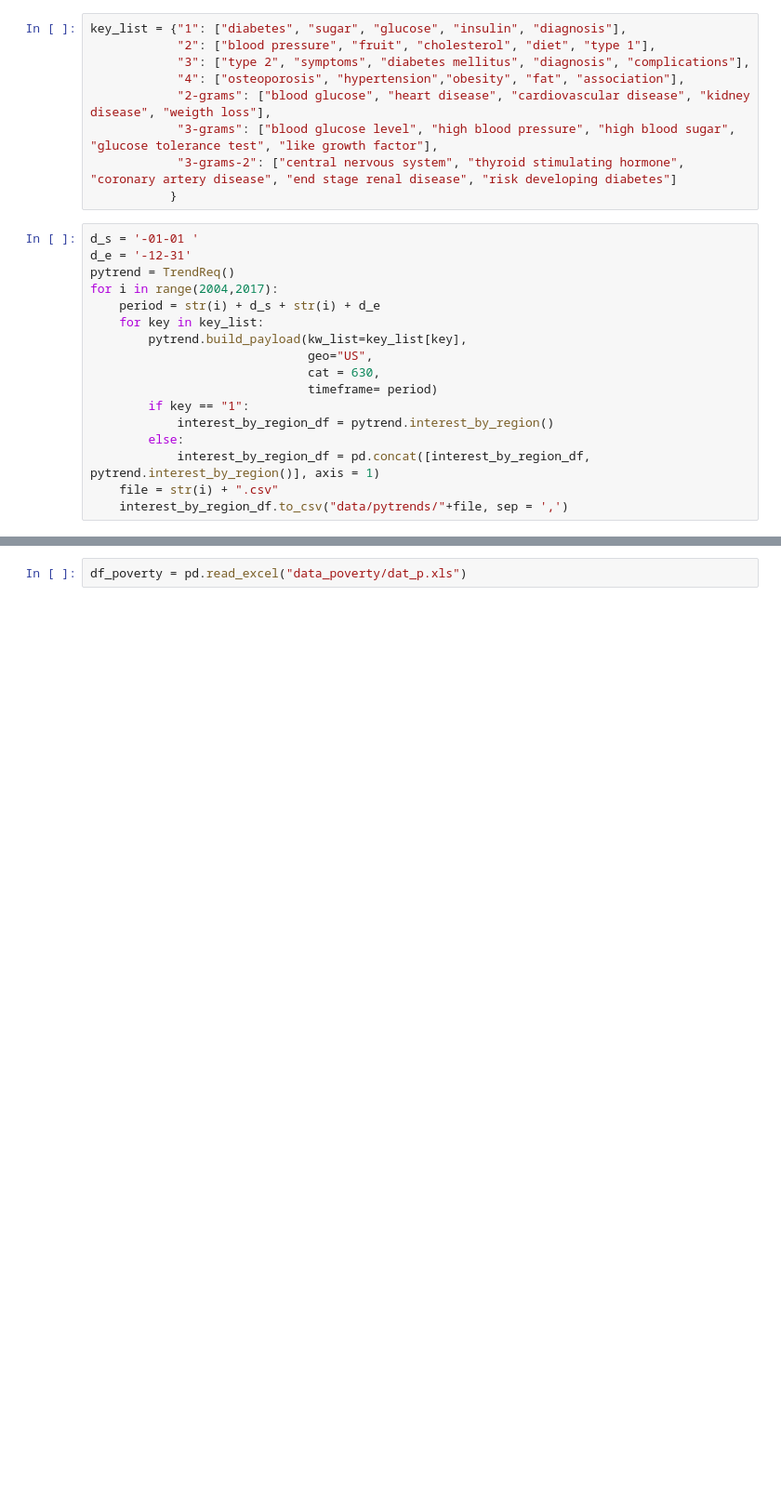
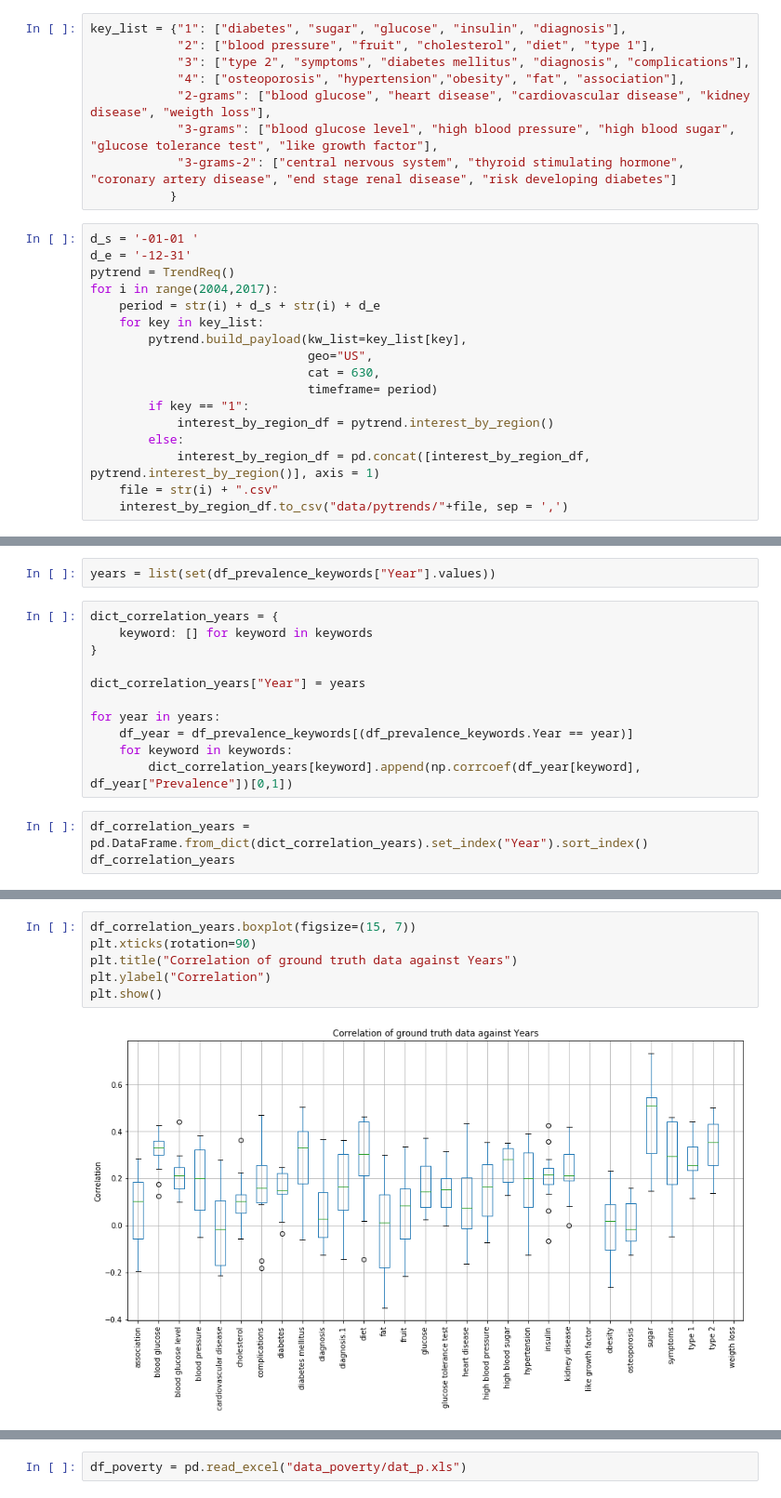
Before and after one commit to belgrades/chronic-disease, a Jupyter notebook: diabetes.ipynb, the cells around one changed output, grey strips where cells are left out. Shown at 93% size. Saved outputs shown, nothing was run; the diff lists cells and outputs as text; blank space fills up the shorter version.

```diff
--- a/diabetes.ipynb
+++ b/diabetes.ipynb
@@ -575,0 +813,16 @@ for i in range(2004,2017):
+# %%
+years = list(set(df_prevalence_keywords["Year"].values))
+# %%
+dict_correlation_years = {
+    keyword: [] for keyword in keywords
+}
+
+dict_correlation_years["Year"] = years
+
+for year in years:
+    df_year = df_prevalence_keywords[(df_prevalence_keywords.Year == year)]
+    for keyword in keywords:
+        dict_correlation_years[keyword].append(np.corrcoef(df_year[keyword], df_year["Prevalence"])[0,1])
+# %%
+df_correlation_years = pd.DataFrame.from_dict(dict_correlation_years).set_index("Year").sort_index()
+df_correlation_years
@@ -575,0 +850,8 @@ for i in range(2004,2017):
+# %%
+df_correlation_years.boxplot(figsize=(15, 7))
+plt.xticks(rotation=90)
+plt.title("Correlation of ground truth data against Years")
+plt.ylabel("Correlation")
+plt.show()
+# %% [output]
+[figure, added]
```
Also changed, not shown: parts of 60 cells of this notebook.
